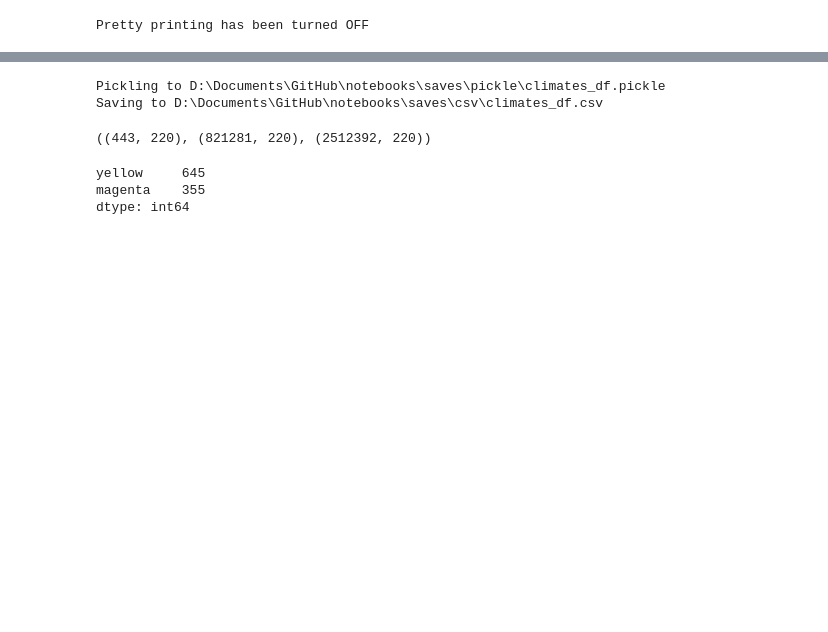
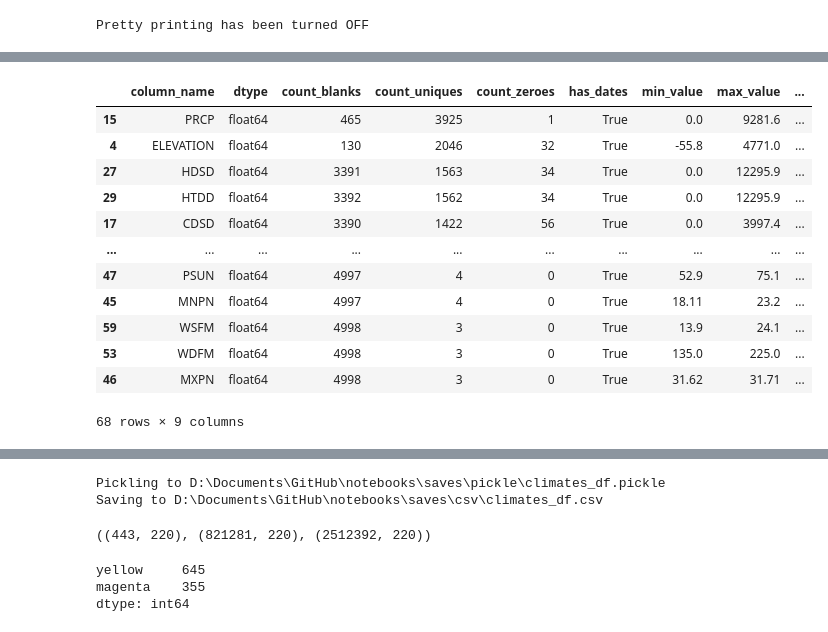
Before and after one commit to dbabbitt/notebooks, a Jupyter notebook: ipynb/Climates like Flagstaff.ipynb, the cells around one changed output, grey strips where cells are left out. Drawn from its saved outputs; the diff is of its cells as text; code cells hidden in the pictures; blank space fills up the shorter version.

```diff
--- a/ipynb/Climates like Flagstaff.ipynb
+++ b/ipynb/Climates like Flagstaff.ipynb
@@ -30,0 +85,22 @@ climates_df.sort_values('distance_to_flagstaff').head(11).T.head(20)
+# %%
+
+# Add column for distanced to Flagstaff, AZ, USA
+# Latitude and longitude coordinates are: 35.198284, -111.651299
+import math
+import numpy as np
+from geopy.distance import distance
+
+if 'distance_to_flagstaff' not in climates_df.columns:
+    flagstaff_az = (-35.198284, 111.651299)
+    def f(row_series):
+        distance_to_flagstaff = np.nan
+        latitude = row_series.LATITUDE
+        longitude = row_series.LONGITUDE
+        if (str(latitude) != 'nan') and (str(longitude) != 'nan'):
+            lat_lon_tuple = (latitude, longitude)
+            distance_to_flagstaff = distance(flagstaff_az, lat_lon_tuple).km
+
+        return distance_to_flagstaff
+    climates_df['distance_to_flagstaff'] = climates_df.progress_apply(f, axis='columns')
+    s.store_objects(climates_df=climates_df, verbose=True)
+    s.save_dataframes(climates_df=climates_df)
@@ -30,0 +162,25 @@ climates_df.sort_values('distance_to_flagstaff').head(11).T.head(20)
+# %%
+
+# Get numeric columns
+%run ../load_magic/dataframes.py
+
+get_column_descriptions_df = get_column_descriptions(climates_df.sample(min(5_000, climates_df.shape[0])))
+mask_series = ~get_column_descriptions_df.column_name.isin(['distance_to_flagstaff', 'LONGITUDE', 'LATITUDE', 'elevation_diff', 'DATE', 'index'])
+mask_series = mask_series & get_column_descriptions_df.dtype.isin(['int64', 'float64']) & (get_column_descriptions_df.count_uniques > 2)
+df = get_column_descriptions_df[mask_series].sort_values(['count_uniques'], ascending=[False])
+numeric_columns_list = df.column_name.tolist()
+df
+# %% [output]
+|  | column_name | dtype | count_blanks | count_uniques | count_zeroes | has_dates | min_value | max_value | ... |
+| 15 | PRCP | float64 | 465 | 3925 | 1 | True | 0.0 | 9281.6 | ... |
+| 4 | ELEVATION | float64 | 130 | 2046 | 32 | True | -55.8 | 4771.0 | ... |
+| 27 | HDSD | float64 | 3391 | 1563 | 34 | True | 0.0 | 12295.9 | ... |
+| 29 | HTDD | float64 | 3392 | 1562 | 34 | True | 0.0 | 12295.9 | ... |
+| 17 | CDSD | float64 | 3390 | 1422 | 56 | True | 0.0 | 3997.4 | ... |
+| ... | ... | ... | ... | ... | ... | ... | ... | ... | ... |
+| 47 | PSUN | float64 | 4997 | 4 | 0 | True | 52.9 | 75.1 | ... |
+| 45 | MNPN | float64 | 4997 | 4 | 0 | True | 18.11 | 23.2 | ... |
+| 59 | WSFM | float64 | 4998 | 3 | 0 | True | 13.9 | 24.1 | ... |
+| 53 | WDFM | float64 | 4998 | 3 | 0 | True | 135.0 | 225.0 | ... |
+| 46 | MXPN | float64 | 4998 | 3 | 0 | True | 31.62 | 31.71 | ... |
+68 rows × 9 columns
```
Also changed, not shown: parts of 39 cells of this notebook, 4 other files.
